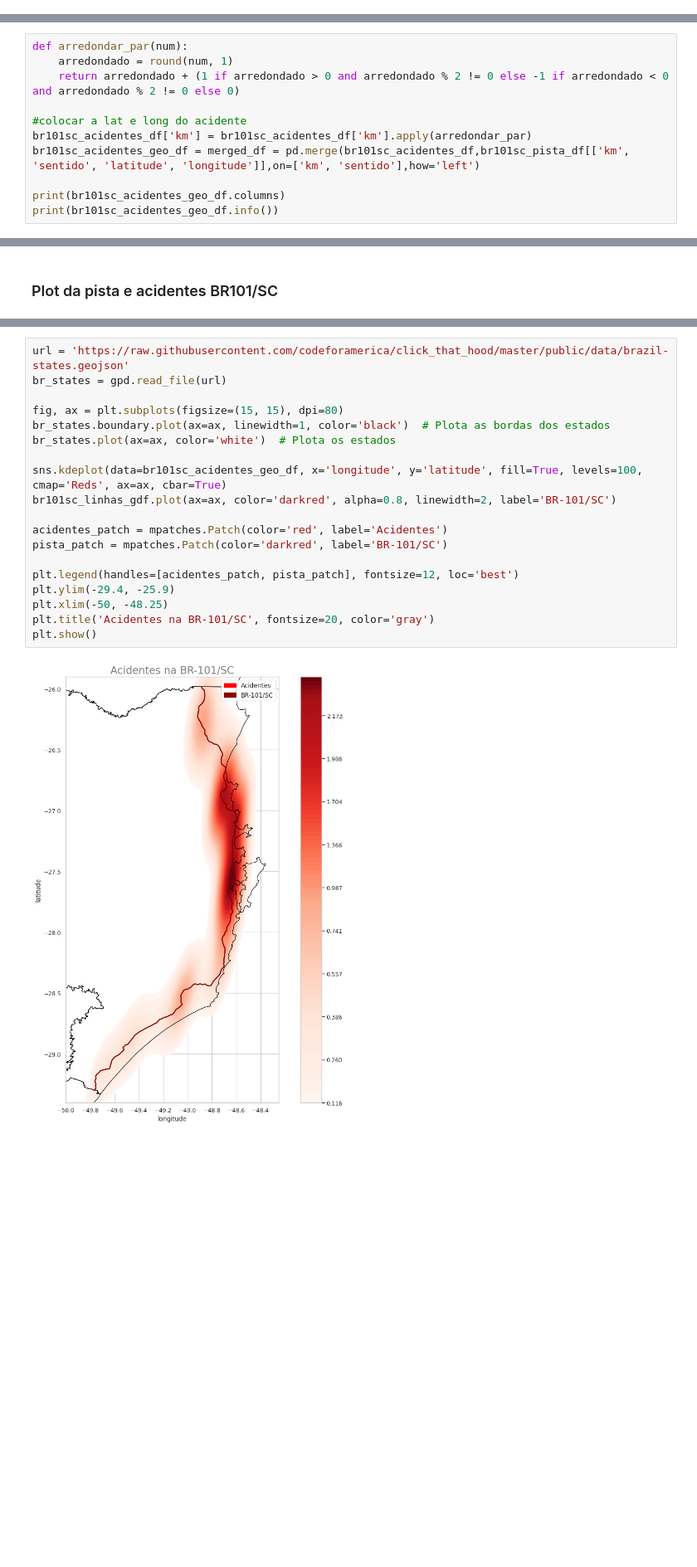
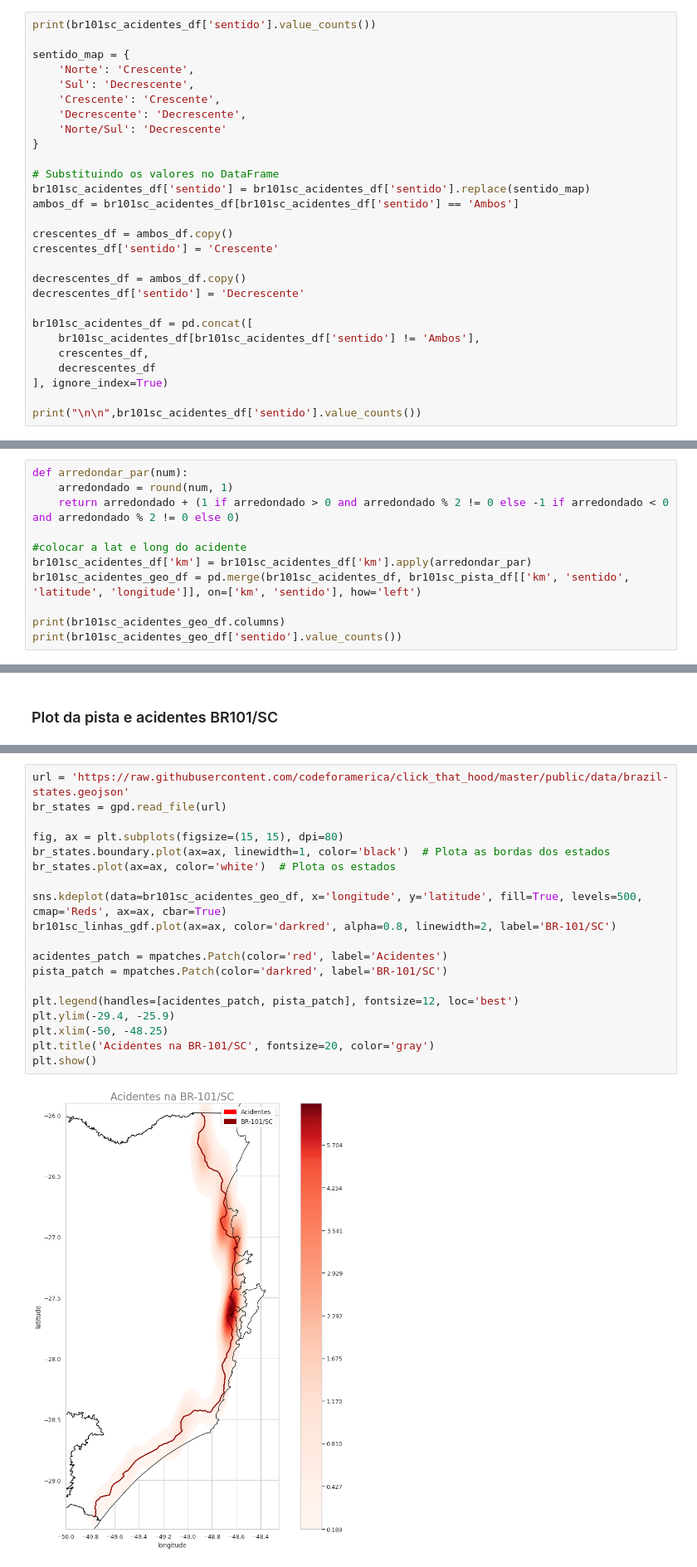
Before and after one commit to GuiBatalhoti/Dados_ANTT, a Jupyter notebook: notebooks/acidentes.ipynb, the cells around one changed output, grey strips where cells are left out. Shown at 83% size. Cells and saved outputs as stored; diff of their text form; blank space fills up the shorter version.

Commit message:
limpando os dados do sentido dos acidentes | correção do merge dos acidentes com as posições

```diff
--- a/notebooks/acidentes.ipynb
+++ b/notebooks/acidentes.ipynb
@@ -585,3 +585,31 @@ Try using .loc[row_indexer,col_indexer] = value instead
 
 See the caveats in the documentation: https://pandas.pydata.org/pandas-docs/stable/user_guide/indexing.html#returning-a-view-versus-a-copy
   br101sc_acidentes_df['km'] = br101sc_acidentes_df['km'].apply(lambda x: x / 1000 if x > br101sc_pista_max_km else x)
+# %%
+print(br101sc_acidentes_df['sentido'].value_counts())
+
+sentido_map = {
+    'Norte': 'Crescente',
+    'Sul': 'Decrescente',
+    'Crescente': 'Crescente',
+    'Decrescente': 'Decrescente',
+    'Norte/Sul': 'Decrescente'
+}
+
+# Substituindo os valores no DataFrame
+br101sc_acidentes_df['sentido'] = br101sc_acidentes_df['sentido'].replace(sentido_map)
+ambos_df = br101sc_acidentes_df[br101sc_acidentes_df['sentido'] == 'Ambos']
+
+crescentes_df = ambos_df.copy()
+crescentes_df['sentido'] = 'Crescente'
+
+decrescentes_df = ambos_df.copy()
+decrescentes_df['sentido'] = 'Decrescente'
+
+br101sc_acidentes_df = pd.concat([
+    br101sc_acidentes_df[br101sc_acidentes_df['sentido'] != 'Ambos'],
+    crescentes_df,
+    decrescentes_df
+], ignore_index=True)
+
+print("\n\n",br101sc_acidentes_df['sentido'].value_counts())
@@ -594,10 +644,10 @@ def arredondar_par(num):
 
 #colocar a lat e long do acidente
 br101sc_acidentes_df['km'] = br101sc_acidentes_df['km'].apply(arredondar_par)
-br101sc_acidentes_geo_df = merged_df = pd.merge(br101sc_acidentes_df,br101sc_pista_df[['km', 'sentido', 'latitude', 'longitude']],on=['km', 'sentido'],how='left')
+br101sc_acidentes_geo_df = pd.merge(br101sc_acidentes_df, br101sc_pista_df[['km', 'sentido', 'latitude', 'longitude']], on=['km', 'sentido'], how='left')
 
 print(br101sc_acidentes_geo_df.columns)
-print(br101sc_acidentes_geo_df.info())
+print(br101sc_acidentes_geo_df['sentido'].value_counts())
 # %% [output]
 Index(['n_da_ocorrencia', 'km', 'trecho', 'sentido', 'tipo_de_acidente',
        'automovel', 'bicicleta', 'caminhao', 'moto', 'onibus', 'outros',
@@ -672,24 +710,24 @@ plt.show()
 # %%
 url = 'https://raw.githubusercontent.com/codeforamerica/click_that_hood/master/public/data/brazil-states.geojson'
 br_states = gpd.read_file(url)
 
 fig, ax = plt.subplots(figsize=(15, 15), dpi=80)
 br_states.boundary.plot(ax=ax, linewidth=1, color='black')  # Plota as bordas dos estados
 br_states.plot(ax=ax, color='white')  # Plota os estados
 
-sns.kdeplot(data=br101sc_acidentes_geo_df, x='longitude', y='latitude', fill=True, levels=100, cmap='Reds', ax=ax, cbar=True)
+sns.kdeplot(data=br101sc_acidentes_geo_df, x='longitude', y='latitude', fill=True, levels=500, cmap='Reds', ax=ax, cbar=True)
 br101sc_linhas_gdf.plot(ax=ax, color='darkred', alpha=0.8, linewidth=2, label='BR-101/SC')
 
 acidentes_patch = mpatches.Patch(color='red', label='Acidentes')
 pista_patch = mpatches.Patch(color='darkred', label='BR-101/SC')
 
 plt.legend(handles=[acidentes_patch, pista_patch], fontsize=12, loc='best')
 plt.ylim(-29.4, -25.9)
 plt.xlim(-50, -48.25)
 plt.title('Acidentes na BR-101/SC', fontsize=20, color='gray')
 plt.show()
 # %% [output]
-[figure, old version]
+[figure, new version]
 # %% [markdown]
 ## Salvando os dados da ROdovia masi perigosa par cruzar com os dados do INMET
 # %%
```
Also changed, not shown: parts of 6 cells of this notebook, 2 other files.
